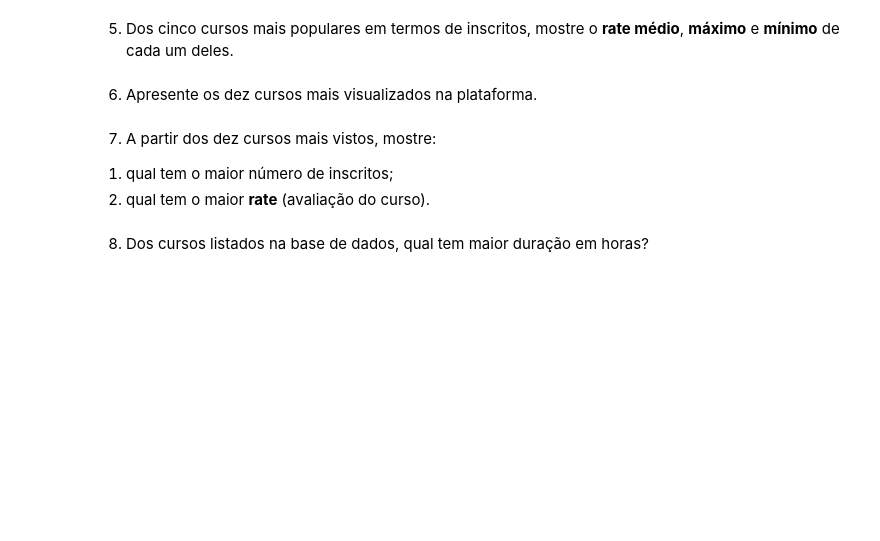
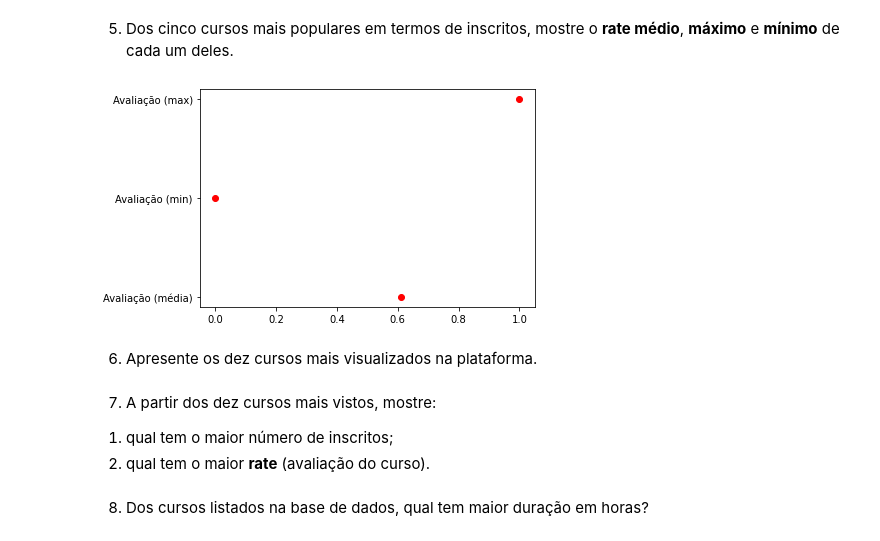
Before and after one commit to YuriCatundaGondim/projeto_analise_dados, a Jupyter notebook: projetoDados.ipynb, the cells around one changed output. Saved outputs shown, nothing was run; the diff lists cells and outputs as text; code cells hidden in the pictures; blank space fills up the shorter version.

```diff
--- a/projetoDados.ipynb
+++ b/projetoDados.ipynb
@@ -88,5 +110,17 @@ dtype: float64
 # %% [markdown]
 5. Dos cinco cursos mais populares em termos de inscritos, mostre o **rate médio**, **máximo** e **mínimo** de cada um deles.
+# %%
+rate_max = num_inscritos['Rating'].max()
+rate_min = num_inscritos['Rating'].min()
+rate_medio = np.round(num_inscritos['Rating'].mean(), 3)
+
+rate = ['Avaliação (média)', 'Avaliação (min)', 'Avaliação (max)']
+valores_rate = [rate_medio, rate_min, rate_max]
+
+plt.plot(valores_rate, rate, 'ro')
+plt.show()
+# %% [output]
+[figure, added]
 # %% [markdown]
 6. Apresente os dez cursos mais visualizados na plataforma.
 # %% [markdown]
```
Also changed, not shown: parts of 7 cells of this notebook.
